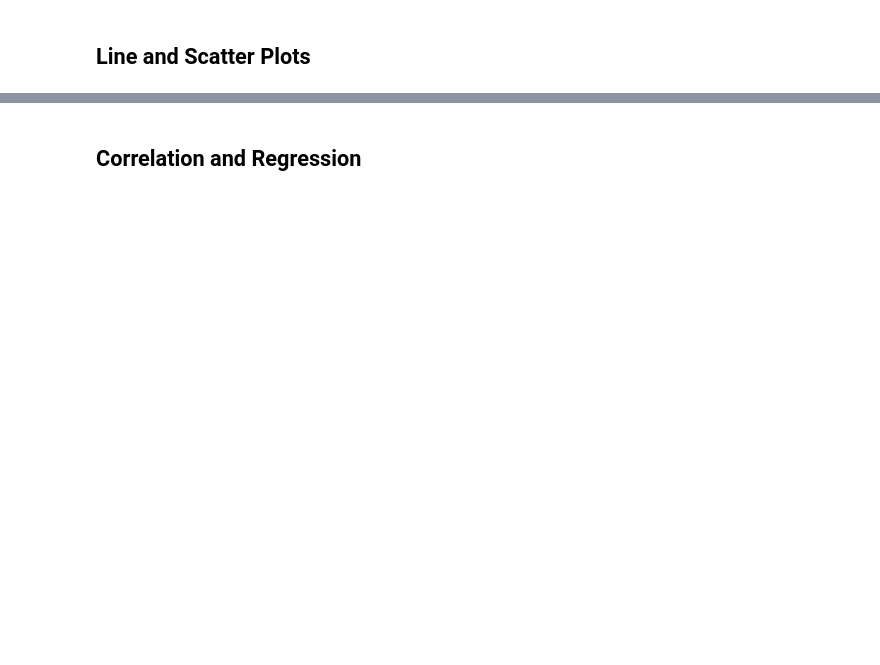
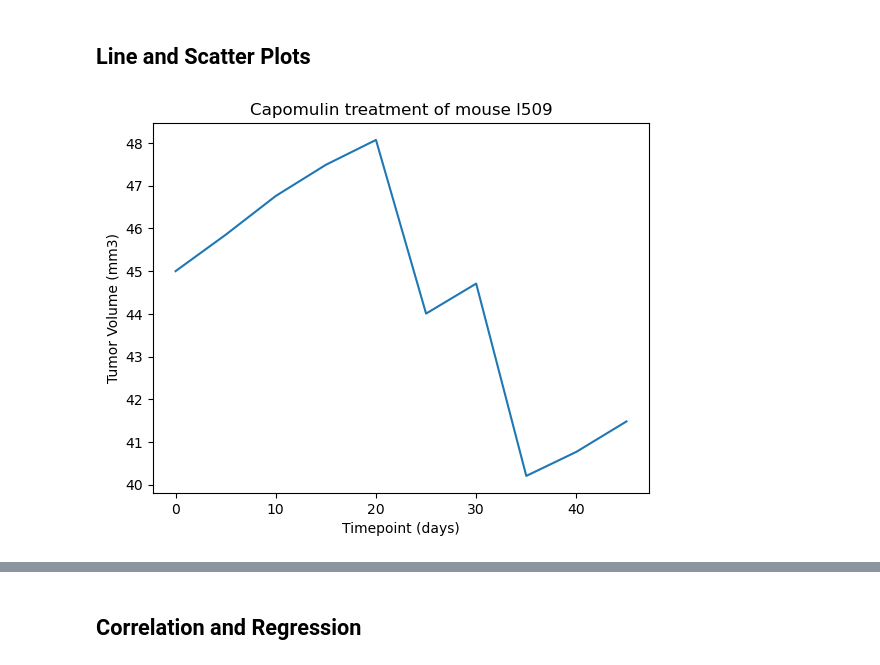
Before and after one commit to TrailrunnerDLH/Pymaceuticals-Challenge, a Jupyter notebook: Pymaceuticals/pymaceuticals_mod5.ipynb, the cells around one changed output, grey strips where cells are left out. Drawn from its saved outputs; the diff is of its cells as text; code cells hidden in the pictures; blank space fills up the shorter version.

```diff
--- a/Pymaceuticals/pymaceuticals_mod5.ipynb
+++ b/Pymaceuticals/pymaceuticals_mod5.ipynb
@@ -259,3 +266,15 @@ Ceftamin's potential outliers:Series([], Name: Tumor Volume (mm3), dtype: float6
 ## Line and Scatter Plots
 # %%
 # Generate a line plot of tumor volume vs. time point for a single mouse treated with Capomulin
+mouse_l509_data = data_complete[data_complete["Mouse ID"] == "l509"]
+mouse_l509_data
+
+x = mouse_l509_data["Timepoint"]
+y = mouse_l509_data["Tumor Volume (mm3)"]
+plt.plot(x, y)
+plt.ylabel("Tumor Volume (mm3)")
+plt.xlabel("Timepoint (days)")
+plt.title("Capomulin treatment of mouse l509")
+plt.show()
+# %% [output]
+[figure, added]
```
Also changed, not shown: parts of 5 cells of this notebook.
